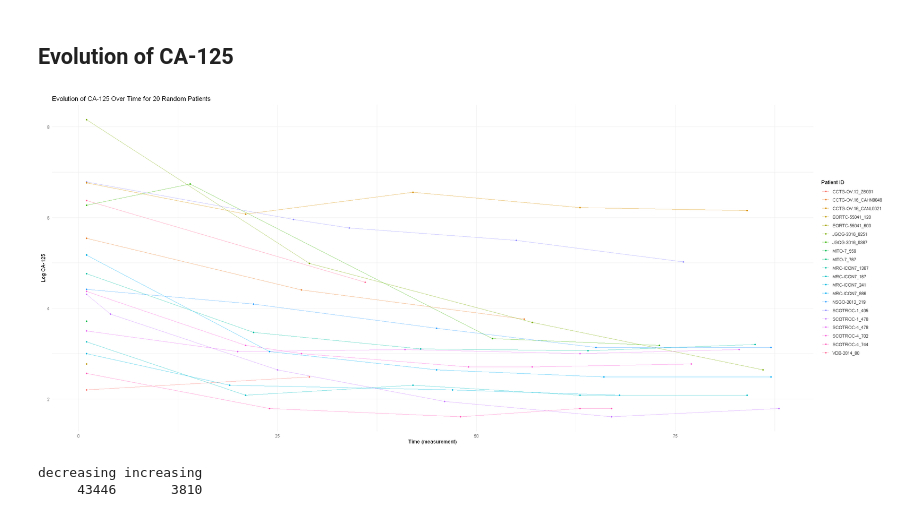
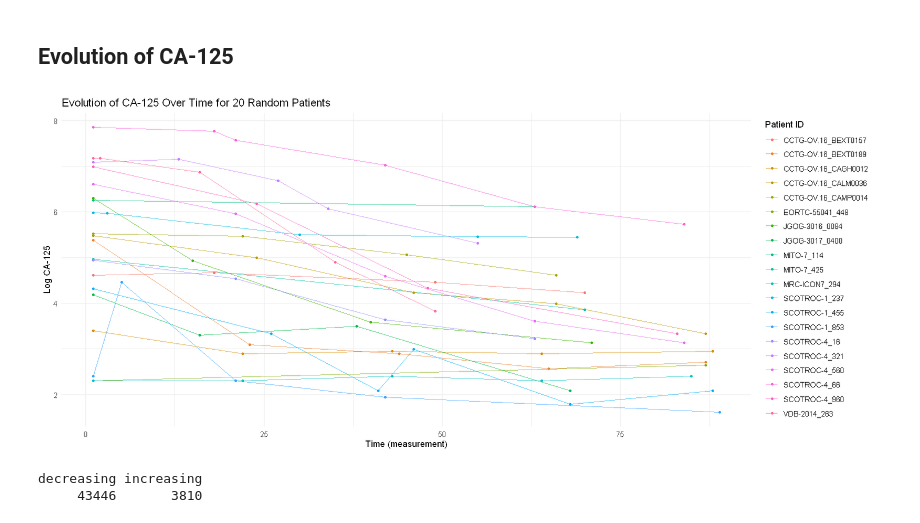
Before and after one commit to Kodro23/Surrogacy_evaluation_CA125, a Jupyter notebook: notebooks/Surrogacy_evaluation_of_CA125_lcmm.ipynb, the cells around one changed output. Drawn from its saved outputs; the diff is of its cells as text; code cells hidden in the pictures.

```diff
--- a/notebooks/Surrogacy_evaluation_of_CA125_lcmm.ipynb
+++ b/notebooks/Surrogacy_evaluation_of_CA125_lcmm.ipynb
@@ -198,24 +199,25 @@ A tibble: 1 × 8
 # %% [markdown]
 ## Evolution of CA-125
 # %%
-# set.seed(123)
+options(repr.plot.width = 14, repr.plot.height = 6)
+set.seed(123)
 # Select 20 random patients
 selected_ids <- ca125_all_6 %>%distinct(id) %>%sample_n(20) %>%pull(id)
 subset_data <- ca125_all_6[ca125_all_6$time_ca125<=90,] %>%filter(id %in% selected_ids)
 # Plot longitudinal biomarker evolution
 ggplot(subset_data, aes(x = time_ca125, y = log_ca125, color = id, group = id)) +
   geom_line(alpha = 0.7) +
   geom_point(size = 1) +
   labs(
     title = "Evolution of CA-125 Over Time for 20 Random Patients",
     x = "Time (measurement)",
     y = "Log CA-125",
     color = "Patient ID"
   ) +
   theme_minimal() +
   theme(legend.position = "right")
 # %% [output]
-[figure, old version]
+[figure, new version]
 # %%
 # Compute trends per patient over 90 days of observation
 df_trends_180 <- ca125_all_6%>%
```
Also changed, not shown: parts of 7 cells of this notebook, 5 other files.
